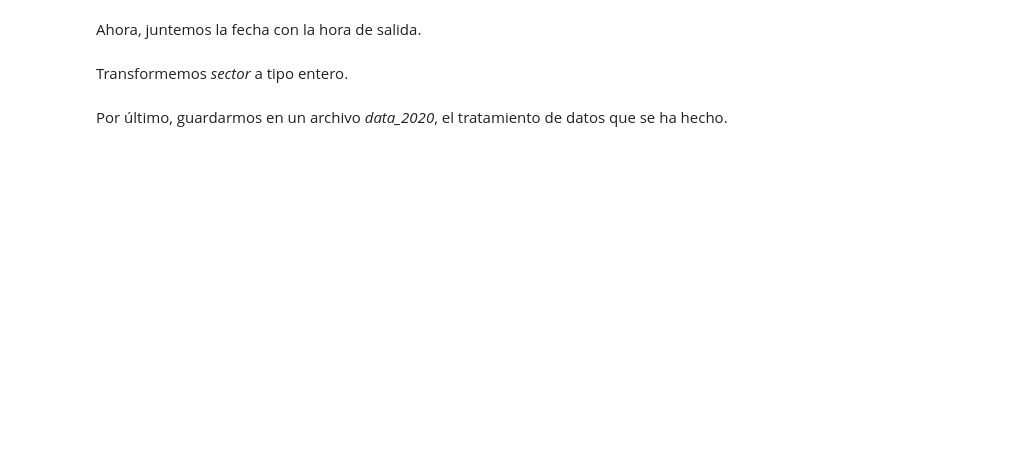
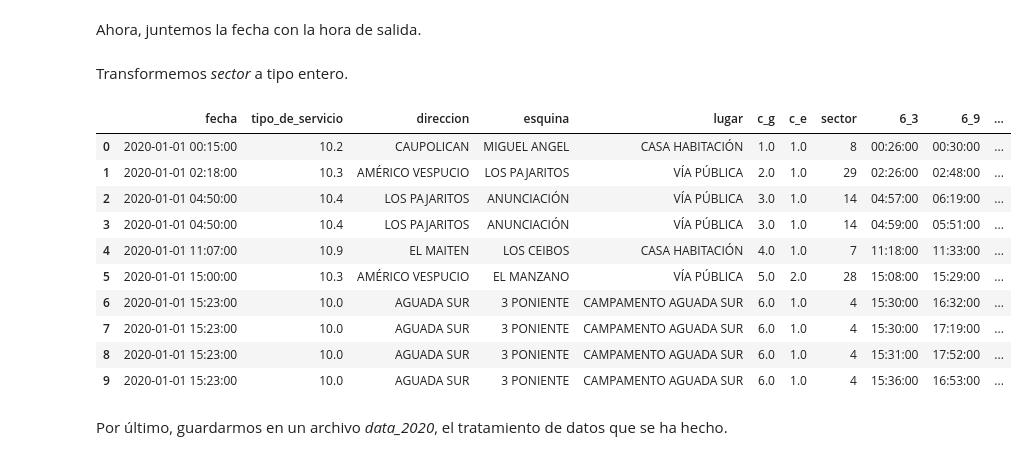
Before and after one commit to Alan-Grez/firefighter, a Jupyter notebook: data_2020/lectura.ipynb, the cells around one changed output. Drawn from its saved outputs; the diff is of its cells as text; code cells hidden in the pictures; blank space fills up the shorter version.

```diff
--- a/data_2020/lectura.ipynb
+++ b/data_2020/lectura.ipynb
@@ -98,37 +99,16 @@ salida                          object
 material_concurrente            object
 dtype: object
 # %%
-import datetime
+horas_posibles = []
 
-horas_posibles = []
 for hora in range(24):
     for minuto in range(60):
         horas_posibles.append( datetime.time(hora, minuto) )
 
-change = []
-
-for i in dfc['salida']:
-    if i in horas_posibles:
-        change.append(False)
-    else:
-        change.append(True)
-# for i in dfc.iloc[change]['salida']:
-#    print(i)
+change = list(dfc.salida.apply(lambda x: x not in horas_posibles))
 # %% [markdown]
 Dado que todas esas horas están en un formato equivocado, haremos un diccionario con todas las posibles combinaciones de horas malas, para luego poder redefiniarlas en el formato deseado **(hh:mm:ss)**.
 # %%
 dfc.iloc[8]['salida'] # Notar que es tipo str.
 # %% [output]
 '20.35'
-# %%
-dic = dict()
-for i in list(np.array(dfc.iloc[change]['salida'])):
-    if len(str(i).split('.')) == 1:
-        minuto = 0
-        hora = str(i).split('.')[0]
-    else:
-        hora, minuto = str(i).split('.')
-    dic.update( {str(i): datetime.time(int(hora),int(minuto))} )
-
-dfc = dfc.assign(salida = lambda x: x['salida'].replace(dic) )
-dfc.head()
@@ -142,3 +117,14 @@ dfc.head()
+# %%
+def transform_to_time(i):
+    string = str(i)
+    if len(string.split('.')) == 1:
+        hora   = string.split('.')[0]
+        minuto = 0
+    else:
+        hora, minuto = string.split('.')
+    return datetime.time(int(hora),int(minuto))
+# %%
+dfc.loc[change,'salida'] = dfc.iloc[change].salida.apply(transform_to_time)
 # %% [markdown]
 Ahora, juntemos la fecha con la hora de salida.
 # %%
@@ -148,6 +134,19 @@ dfc = dfc.drop('salida',axis=1).sort_values(by = 'fecha' , ignore_index = True)
 Transformemos *sector* a tipo entero.
 # %%
 dfc = dfc.astype({'sector': 'int32'})
+dfc.head(10)
+# %% [output]
+|  | fecha | tipo_de_servicio | direccion | esquina | lugar | c_g | c_e | sector | 6_3 | 6_9 | ... |
+| 0 | 2020-01-01 00:15:00 | 10.2 | CAUPOLICAN | MIGUEL ANGEL | CASA HABITACIÓN | 1.0 | 1.0 | 8 | 00:26:00 | 00:30:00 | ... |
+| 1 | 2020-01-01 02:18:00 | 10.3 | AMÉRICO VESPUCIO | LOS PAJARITOS | VÍA PÚBLICA | 2.0 | 1.0 | 29 | 02:26:00 | 02:48:00 | ... |
+| 2 | 2020-01-01 04:50:00 | 10.4 | LOS PAJARITOS | ANUNCIACIÓN | VÍA PÚBLICA | 3.0 | 1.0 | 14 | 04:57:00 | 06:19:00 | ... |
+| 3 | 2020-01-01 04:50:00 | 10.4 | LOS PAJARITOS | ANUNCIACIÓN | VÍA PÚBLICA | 3.0 | 1.0 | 14 | 04:59:00 | 05:51:00 | ... |
+| 4 | 2020-01-01 11:07:00 | 10.9 | EL MAITEN | LOS CEIBOS | CASA HABITACIÓN | 4.0 | 1.0 | 7 | 11:18:00 | 11:33:00 | ... |
+| 5 | 2020-01-01 15:00:00 | 10.3 | AMÉRICO VESPUCIO | EL MANZANO | VÍA PÚBLICA | 5.0 | 2.0 | 28 | 15:08:00 | 15:29:00 | ... |
+| 6 | 2020-01-01 15:23:00 | 10.0 | AGUADA SUR | 3 PONIENTE | CAMPAMENTO AGUADA SUR | 6.0 | 1.0 | 4 | 15:30:00 | 16:32:00 | ... |
+| 7 | 2020-01-01 15:23:00 | 10.0 | AGUADA SUR | 3 PONIENTE | CAMPAMENTO AGUADA SUR | 6.0 | 1.0 | 4 | 15:30:00 | 17:19:00 | ... |
+| 8 | 2020-01-01 15:23:00 | 10.0 | AGUADA SUR | 3 PONIENTE | CAMPAMENTO AGUADA SUR | 6.0 | 1.0 | 4 | 15:31:00 | 17:52:00 | ... |
+| 9 | 2020-01-01 15:23:00 | 10.0 | AGUADA SUR | 3 PONIENTE | CAMPAMENTO AGUADA SUR | 6.0 | 1.0 | 4 | 15:36:00 | 16:53:00 | ... |
 # %% [markdown]
 Por último, guardarmos en un archivo *data_2020*, el tratamiento de datos que se ha hecho.
 # %%
```
Also changed, not shown: parts of 3 cells of this notebook.
